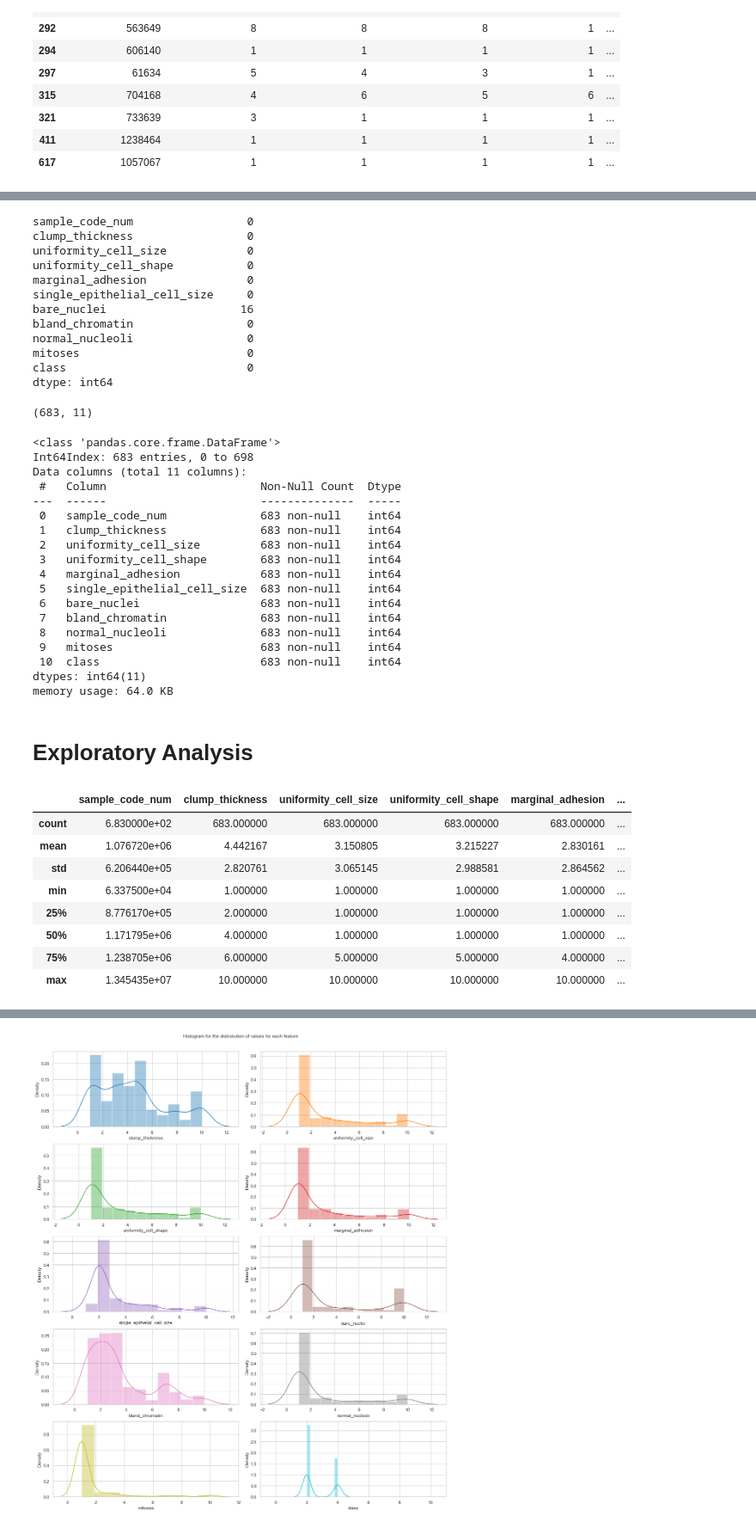
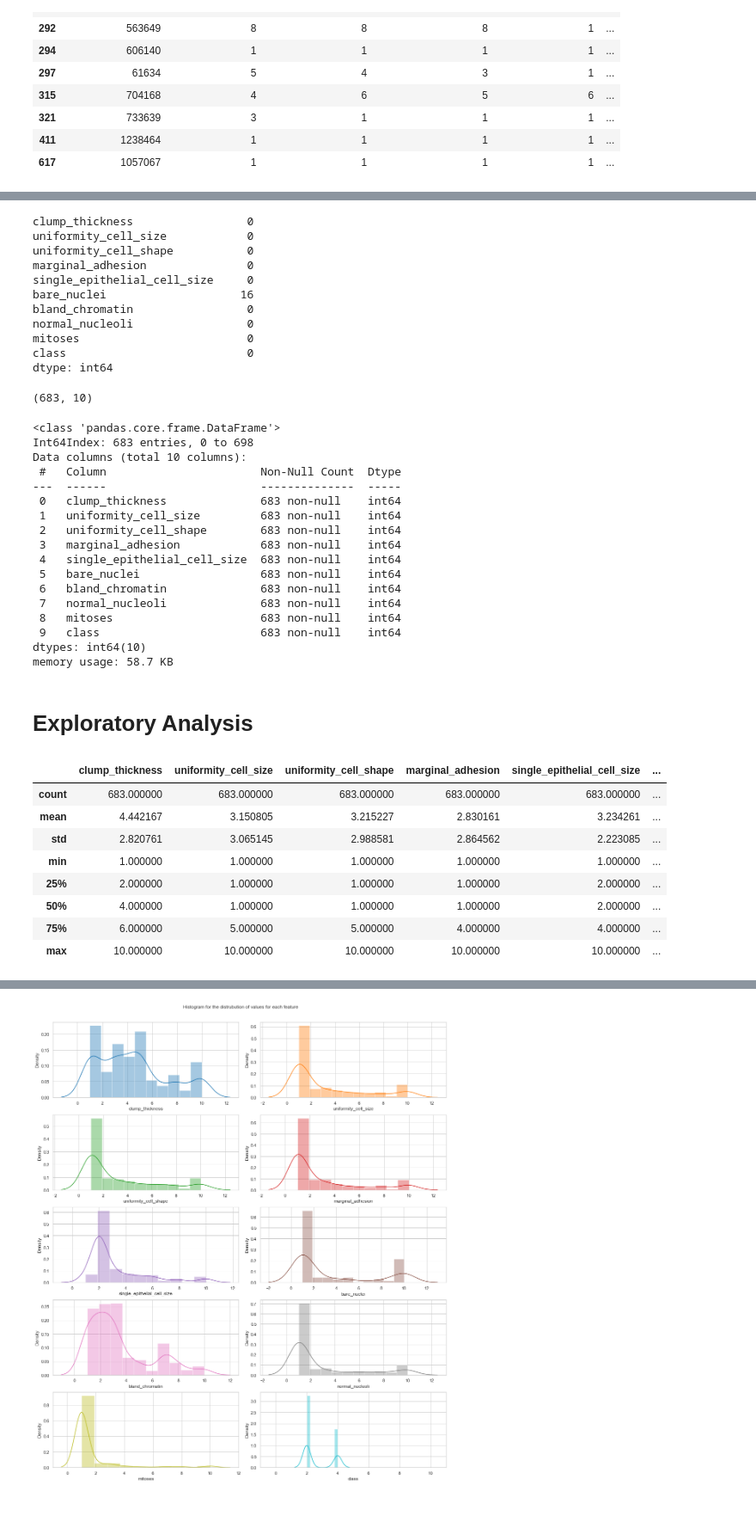
Before and after one commit to rromang/breast_cancer_classification, a Jupyter notebook: notebooks/initial.ipynb, the cells around one changed output, grey strips where cells are left out. Shown at 86% size. Drawn from its saved outputs; the diff is of its cells as text; code cells hidden in the pictures.

```diff
--- a/notebooks/initial.ipynb
+++ b/notebooks/initial.ipynb
@@ -83,11 +83,12 @@ df[~df.bare_nuclei.str.isnumeric()]
 | 411 | 1238464 | 1 | 1 | 1 | 1 | ... |
 | 617 | 1057067 | 1 | 1 | 1 | 1 | ... |
 # %%
-#re-import data establishing ? as null
+#re-import data establishing ? as null; drop column for sample_code_num
 #----------------------------------------------
 df = pd.read_table("../data_from_source/breast-cancer-wisconsin.data",  na_values='?', sep=",", header=None,
                  names=["sample_code_num", "clump_thickness","uniformity_cell_size", "uniformity_cell_shape", \
                     "marginal_adhesion", 'single_epithelial_cell_size', "bare_nuclei", "bland_chromatin", \
                         "normal_nucleoli", "mitoses", 'class'])
-df.head()
+df_dropped = df.drop(columns=["sample_code_num"])
+df_dropped.head()
 # %% [output]
@@ -123,9 +123,8 @@ memory usage: 60.2 KB
 # %%
 #find number of null values
 #----------------------------------------------
-df.isnull().sum()
+df_dropped.isnull().sum()
 # %% [output]
-sample_code_num                 0
 clump_thickness                 0
 uniformity_cell_size            0
 uniformity_cell_shape           0
@@ -140,51 +139,50 @@ dtype: int64
 # %%
 #drop null values
 #----------------------------------------------
-df = df.dropna()
-df.shape
+df_dropped = df_dropped.dropna()
+df_dropped.shape
 # %% [output]
-(683, 11)
+(683, 10)
 # %%
 #change type of column with NaNs to the same dtype
 #----------------------------------------------
-df["bare_nuclei"] = df["bare_nuclei"].astype(int)
+df_dropped["bare_nuclei"] = df_dropped["bare_nuclei"].astype(int)
 # %%
 #check the dtype change was correctly changed
 #----------------------------------------------
-df.info()
+df_dropped.info()
 # %% [output]
 <class 'pandas.core.frame.DataFrame'>
 Int64Index: 683 entries, 0 to 698
-Data columns (total 11 columns):
+Data columns (total 10 columns):
  #   Column                       Non-Null Count  Dtype
 ---  ------                       --------------  -----
- 0   sample_code_num              683 non-null    int64
- 1   clump_thickness              683 non-null    int64
- 2   uniformity_cell_size         683 non-null    int64
- 3   uniformity_cell_shape        683 non-null    int64
- 4   marginal_adhesion            683 non-null    int64
- 5   single_epithelial_cell_size  683 non-null    int64
- 6   bare_nuclei                  683 non-null    int64
- 7   bland_chromatin              683 non-null    int64
- 8   normal_nucleoli              683 non-null    int64
- 9   mitoses                      683 non-null    int64
- 10  class                        683 non-null    int64
-dtypes: int64(11)
-memory usage: 64.0 KB
+ 0   clump_thickness              683 non-null    int64
+ 1   uniformity_cell_size         683 non-null    int64
+ 2   uniformity_cell_shape        683 non-null    int64
+ 3   marginal_adhesion            683 non-null    int64
+ 4   single_epithelial_cell_size  683 non-null    int64
+ 5   bare_nuclei                  683 non-null    int64
+ 6   bland_chromatin              683 non-null    int64
+ 7   normal_nucleoli              683 non-null    int64
+ 8   mitoses                      683 non-null    int64
+ 9   class                        683 non-null    int64
+dtypes: int64(10)
+memory usage: 58.7 KB
 # %% [markdown]
 # Exploratory Analysis
 # %%
 #descriptive stats from data
 #----------------------------------------------
-df.describe()
+df_dropped.describe()
 # %% [output]
-|  | sample_code_num | clump_thickness | uniformity_cell_size | uniformity_cell_shape | marginal_adhesion | ... |
-| count | 6.830000e+02 | 683.000000 | 683.000000 | 683.000000 | 683.000000 | ... |
-| mean | 1.076720e+06 | 4.442167 | 3.150805 | 3.215227 | 2.830161 | ... |
-| std | 6.206440e+05 | 2.820761 | 3.065145 | 2.988581 | 2.864562 | ... |
-| min | 6.337500e+04 | 1.000000 | 1.000000 | 1.000000 | 1.000000 | ... |
-| 25% | 8.776170e+05 | 2.000000 | 1.000000 | 1.000000 | 1.000000 | ... |
-| 50% | 1.171795e+06 | 4.000000 | 1.000000 | 1.000000 | 1.000000 | ... |
-| 75% | 1.238705e+06 | 6.000000 | 5.000000 | 5.000000 | 4.000000 | ... |
-| max | 1.345435e+07 | 10.000000 | 10.000000 | 10.000000 | 10.000000 | ... |
+|  | clump_thickness | uniformity_cell_size | uniformity_cell_shape | marginal_adhesion | single_epithelial_cell_size | ... |
+| count | 683.000000 | 683.000000 | 683.000000 | 683.000000 | 683.000000 | ... |
+| mean | 4.442167 | 3.150805 | 3.215227 | 2.830161 | 3.234261 | ... |
+| std | 2.820761 | 3.065145 | 2.988581 | 2.864562 | 2.223085 | ... |
+| min | 1.000000 | 1.000000 | 1.000000 | 1.000000 | 1.000000 | ... |
+| 25% | 2.000000 | 1.000000 | 1.000000 | 1.000000 | 2.000000 | ... |
+| 50% | 4.000000 | 1.000000 | 1.000000 | 1.000000 | 2.000000 | ... |
+| 75% | 6.000000 | 5.000000 | 5.000000 | 4.000000 | 4.000000 | ... |
+| max | 10.000000 | 10.000000 | 10.000000 | 10.000000 | 10.000000 | ... |
 # %% [markdown]
```
Also changed, not shown: parts of 20 cells of this notebook, 4 other files.
